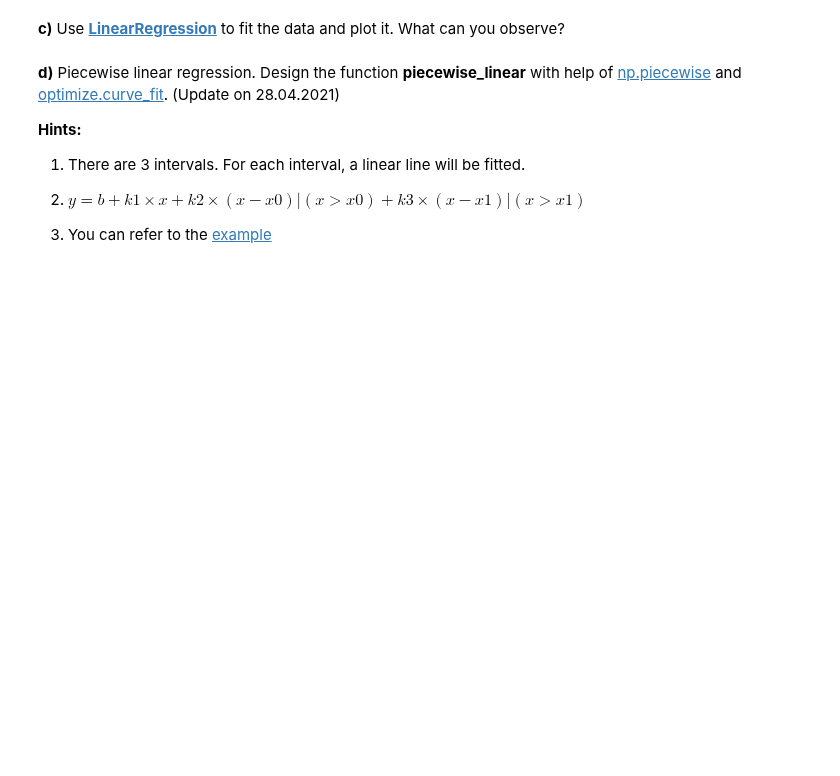
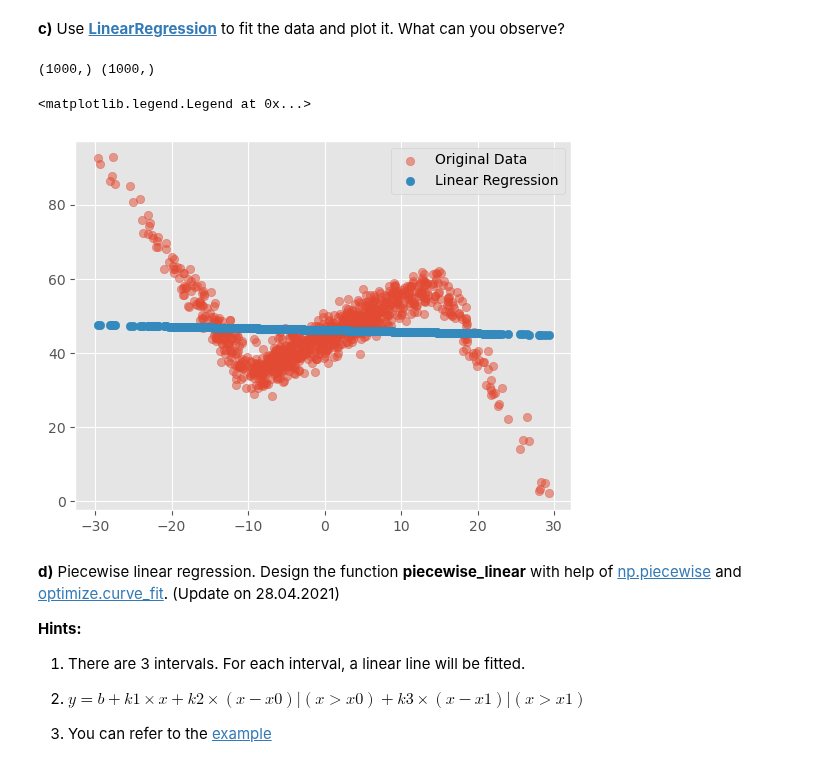
Before and after one commit to KlaraGtknst/TSDM_WS23_34, a Jupyter notebook: Exercise_03_representation.ipynb, the cells around one changed output. Saved outputs shown, nothing was run; the diff lists cells and outputs as text; code cells hidden in the pictures; blank space fills up the shorter version.

```diff
--- a/Exercise_03_representation.ipynb
+++ b/Exercise_03_representation.ipynb
@@ -108,3 +104,16 @@ plt.scatter(x, y, marker="o", linewidth=0.5)
+# %%
+linReg = LinearRegression()
+print(x.shape, y.shape)
+linReg.fit(X=x.reshape(-1,1), y=y)
+y_pred = linReg.predict(x.reshape(-1,1))
+
+plt.scatter(x, y, marker="o", linewidth=0.5, alpha=0.5, label="Original Data")
+plt.scatter(x, y_pred, marker="o", linewidth=0.5, label="Linear Regression")
+plt.legend()
+# %% [output]
+(1000,) (1000,)
+<matplotlib.legend.Legend at 0x...>
+[figure, added]
 # %% [markdown]
 **d)** Piecewise linear regression. Design the function **piecewise_linear** with help of [np.piecewise](https://docs.scipy.org/doc/numpy/reference/generated/numpy.piecewise.html) and [optimize.curve_fit](https://docs.scipy.org/doc/scipy/reference/generated/scipy.optimize.curve_fit.html). (Update on 28.04.2021)
 
```
Also changed, not shown: parts of 11 cells of this notebook.
